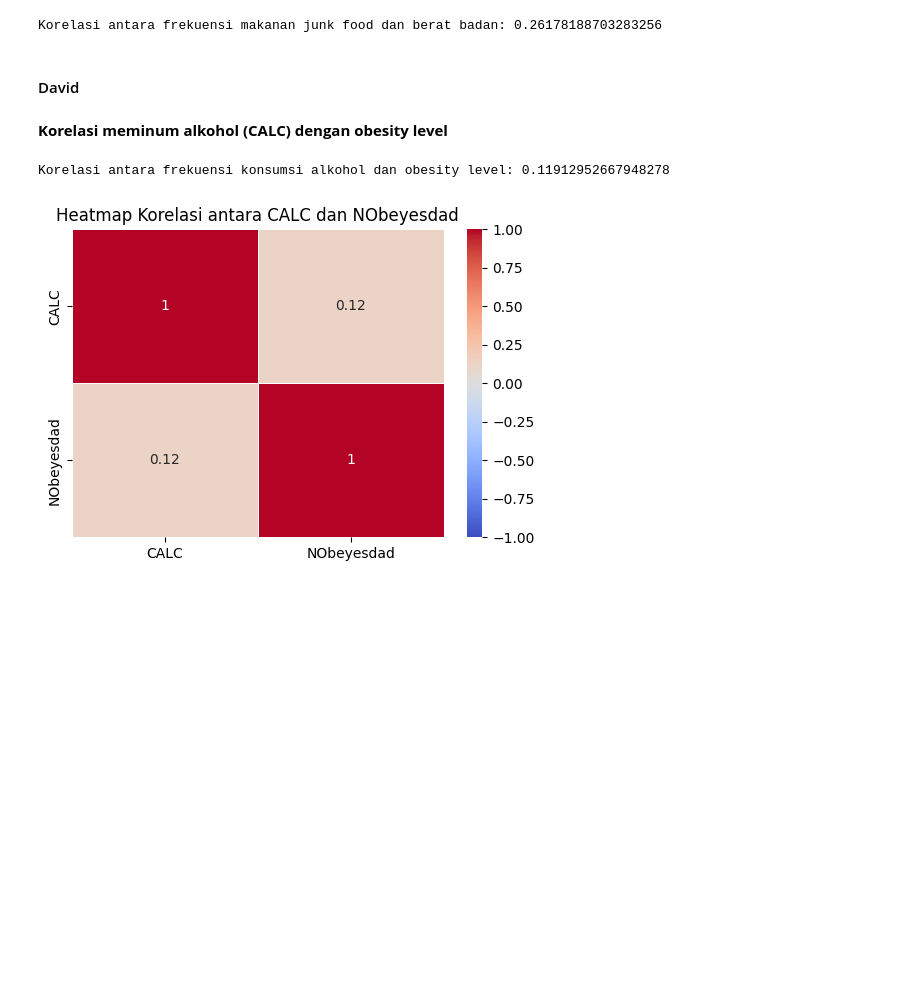
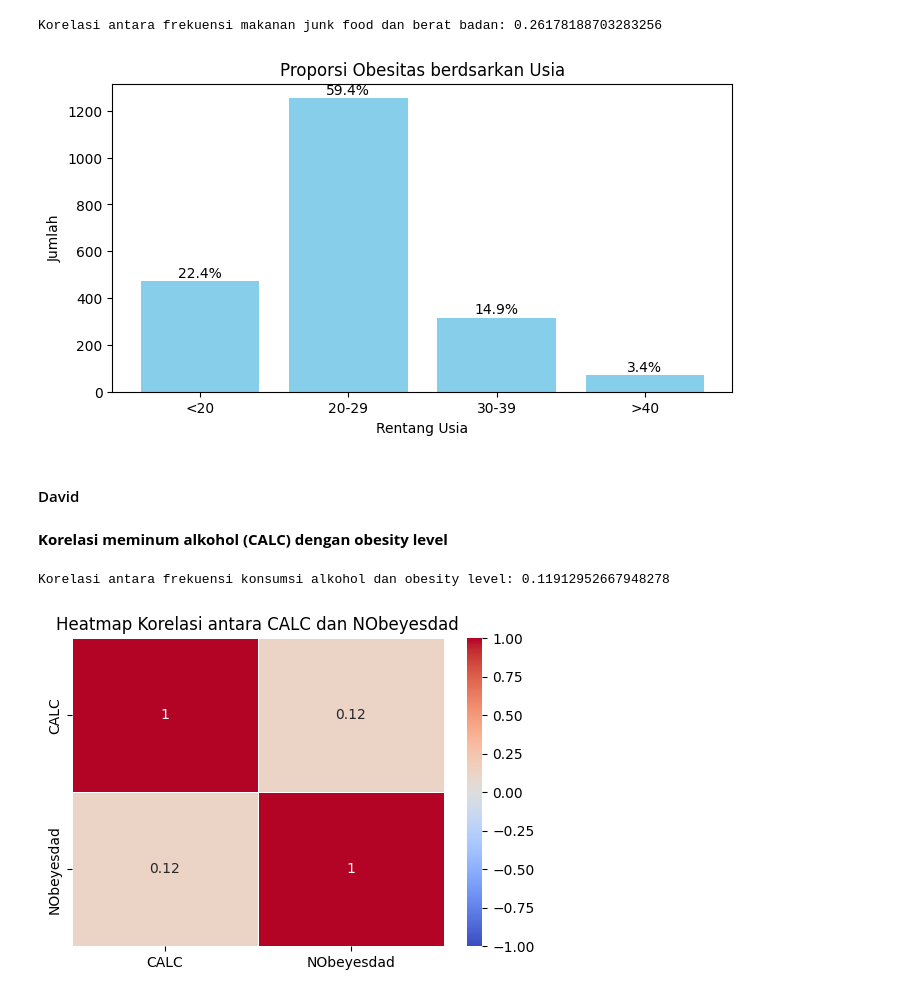
Before and after one commit to abdhaamed/abdhaamed, a Jupyter notebook: Statistika_tubes.ipynb, the cells around one changed output. Drawn from its saved outputs; the diff is of its cells as text; code cells hidden in the pictures; blank space fills up the shorter version.

```diff
--- a/Statistika_tubes.ipynb
+++ b/Statistika_tubes.ipynb
@@ -248,6 +263,48 @@ correlation = obesity['FAVC'].corr(obesity['NObeyesdad'])
 print(f'Korelasi antara frekuensi makanan junk food dan berat badan: {correlation}')
 # %% [output]
 Korelasi antara frekuensi makanan junk food dan berat badan: 0.26178188703283256
+# %%
+# Mengelompokkan usia ke dalam rentang
+
+bins = [0, 20, 30, 40, float('inf')]
+
+labels = ['<20', '20-29', '30-39', '>40']
+
+obesity['AgeGroup'] = pd.cut(obesity['Age'], bins=bins, labels=labels, right=False)
+
+#Menghitung jumlah masing-masing rentang usia
+
+age_group_counts = obesity['AgeGroup'].value_counts().sort_index()
+
+# Menghitung persentase masing-masing rentang usia
+
+age_group_percentages = (age_group_counts/age_group_counts.sum()) * 100
+
+# Membuat bar chart
+
+plt.figure(figsize=(8, 4))
+
+bars = plt.bar(age_group_counts.index, age_group_counts.values, color='skyblue')
+
+# Menambahkan persentase sebagai label pada setiap bar
+
+for bar, percentage in zip(bars, age_group_percentages):
+  yval = bar.get_height()
+  plt.text(bar.get_x() + bar.get_width()/2, yval + 5, f'{percentage:.1f}%', ha='center', va='bottom')
+
+#Menambahkan judul dan label sumbu
+
+plt.title('Proporsi Obesitas berdsarkan Usia')
+
+plt.xlabel('Rentang Usia')
+
+plt.ylabel('Jumlah')
+
+# Menampilkan bar chart
+
+plt.show()
+# %% [output]
+[figure, added]
 # %% [markdown]
 #### David
 # %% [markdown]
```
Also changed, not shown: parts of 2 cells of this notebook.
